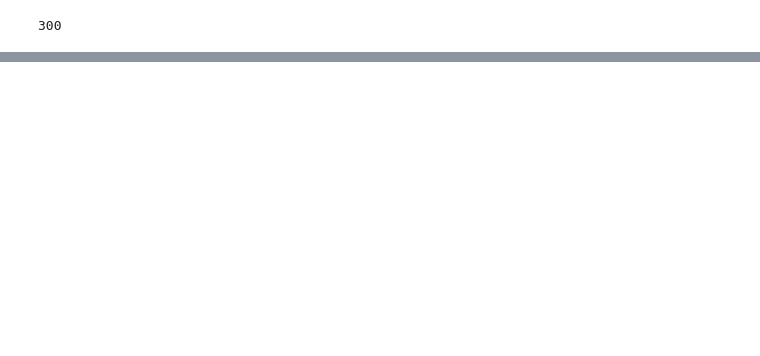
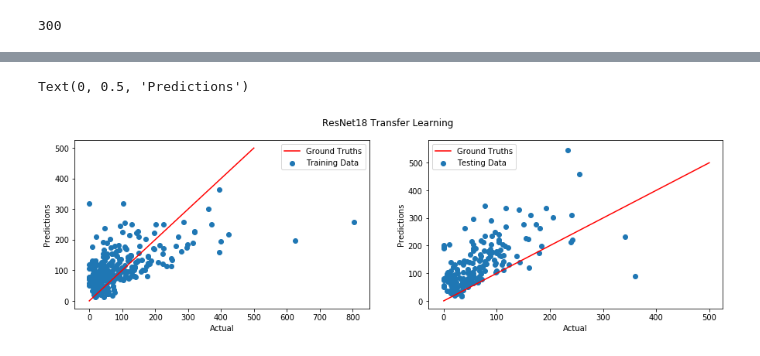
Before and after one commit to stanleykywu/covid-19-crowd-counting, a Jupyter notebook: Exploration.ipynb, the cells around one changed output, grey strips where cells are left out. Saved outputs shown, nothing was run; the diff lists cells and outputs as text; code cells hidden in the pictures; blank space fills up the shorter version.

```diff
--- a/Exploration.ipynb
+++ b/Exploration.ipynb
@@ -217,0 +288,21 @@ r2_score([float(x) for x in actual], [float(x) for x in predictions])
+# %%
+fg, (p1, p2) = plt.subplots(1, 2, figsize=(15, 4))
+
+fg.suptitle('ResNet18 Transfer Learning')
+
+x = np.linspace(0,500,1000)
+y = x
+p1.plot(x, y, '-r', label='Ground Truths')
+p1.scatter(train_resnet18_actual, train_resnet18_predictions, label='Training Data')
+p1.legend()
+p1.set_xlabel('Actual')
+p1.set_ylabel('Predictions')
+
+p2.plot(x, y, '-r', label='Ground Truths')
+p2.scatter(test_resnet18_actual, test_resnet18_predictions, label='Testing Data')
+p2.legend()
+p2.set_xlabel('Actual')
+p2.set_ylabel('Predictions')
+# %% [output]
+Text(0, 0.5, 'Predictions')
+[figure, added]
```
Also changed, not shown: parts of 11 cells of this notebook, 2 other files.
